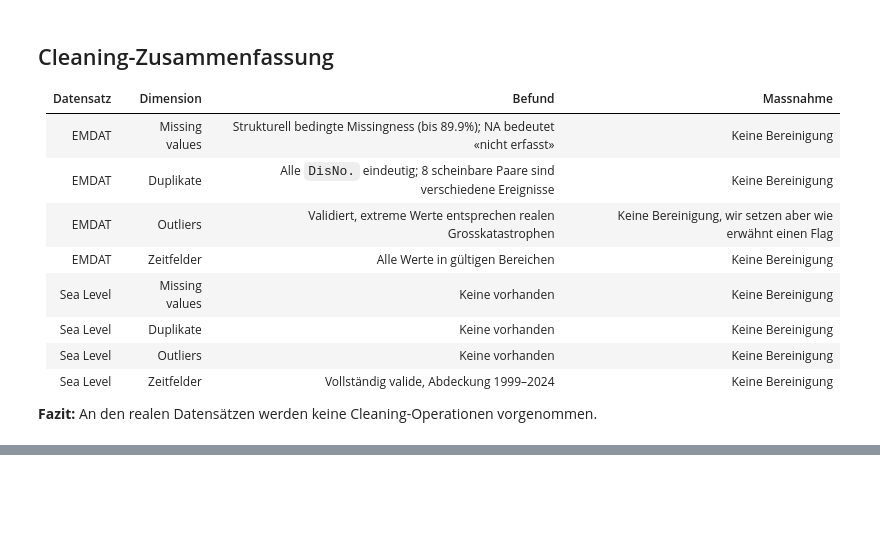
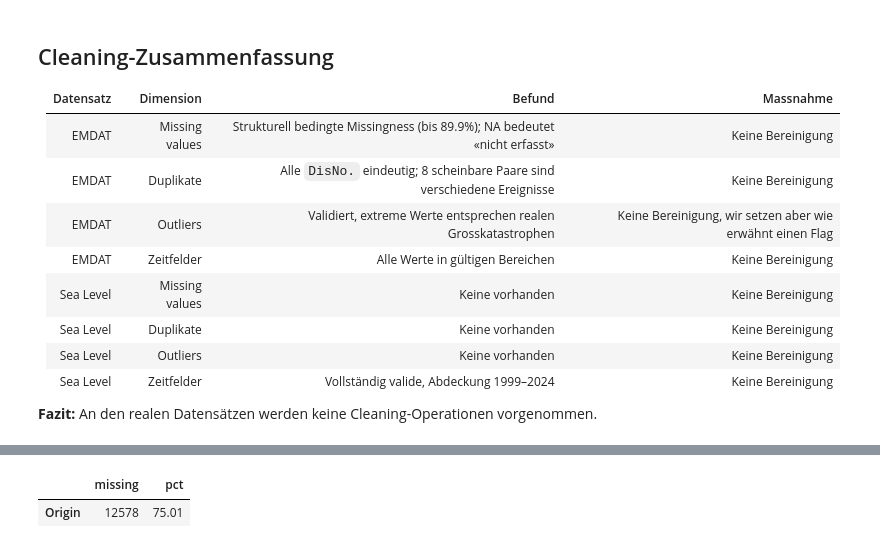
Before and after one commit to damiansze/DAW_FS26, a Jupyter notebook: notebooks/03_Cleaning.ipynb, the cells around one changed output, grey strips where cells are left out. Drawn from its saved outputs; the diff is of its cells as text; code cells hidden in the pictures; blank space fills up the shorter version.

```diff
--- a/notebooks/02_Cleaning.ipynb
+++ b/notebooks/03_Cleaning.ipynb
@@ -734,0 +740,9 @@ Wir haben uns nach den erkentnissen entschieden, dass es Sinn macht gewisse Teil
+# %%
+import pandas as pd
+from myproj.pipeline import run_import, run_transform
+
+emdat_raw, sea_level_raw = run_import()
+emdat, sea_level = run_transform(emdat_raw, sea_level_raw)
+
+print(f"EMDAT:     {emdat_raw.shape} -> {emdat.shape}  (entfernt: {len(emdat_raw)-len(emdat):,} Zeilen, {emdat_raw.shape[1]-emdat.shape[1]} Spalten)")
+print(f"Sea Level: {sea_level_raw.shape} -> {sea_level.shape}")
@@ -734,0 +787,7 @@ Wir haben uns nach den erkentnissen entschieden, dass es Sinn macht gewisse Teil
+# %%
+new_cols = ["ISO", "Disaster Subgroup", "Origin"]
+emdat_missing_new = missingness_summary(emdat, new_cols)
+display(emdat_missing_new)
+# %% [output]
+|  | missing | pct |
+| Origin | 12578 | 75.01 |
```
Also changed, not shown: parts of 20 cells of this notebook.
